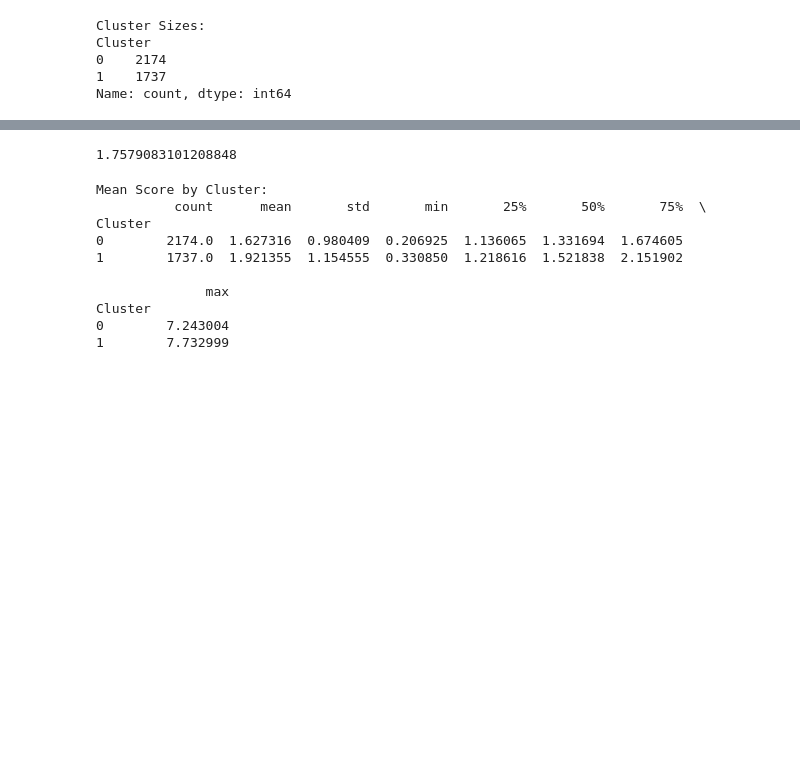
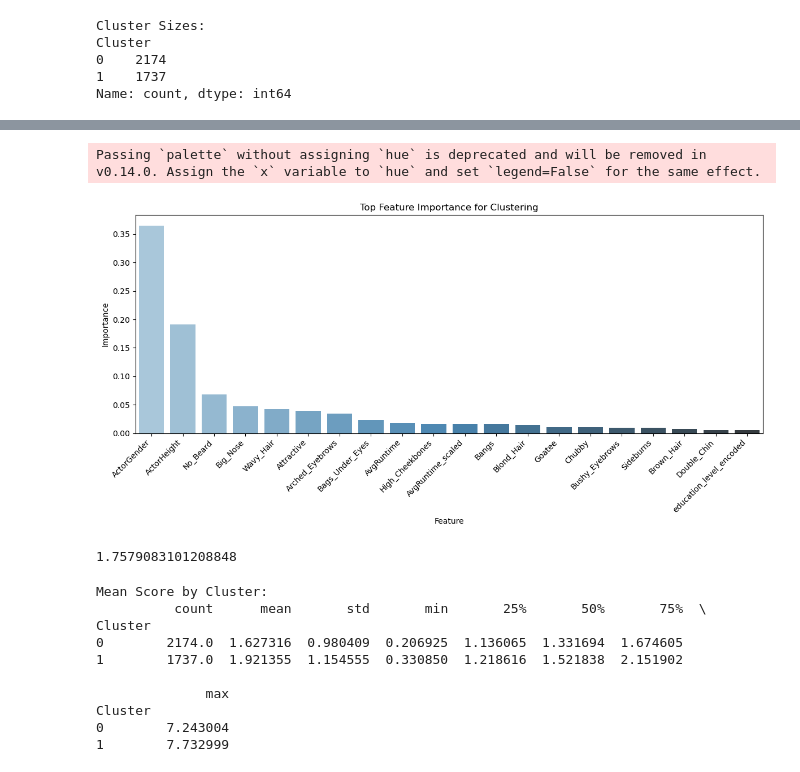
Before and after one commit to epfl-ada/ada-2024-project-arabsdatascientists2024, a Jupyter notebook: hot_encoding_clustering.ipynb, the cells around one changed output, grey strips where cells are left out. Saved outputs shown, nothing was run; the diff lists cells and outputs as text; code cells hidden in the pictures; blank space fills up the shorter version.

```diff
--- a/hot_encoding_clustering.ipynb
+++ b/hot_encoding_clustering.ipynb
@@ -152,3 +194,36 @@ Name: count, dtype: int64
+# %%
+import matplotlib.pyplot as plt
+
+# Assuming 'feature_importance' is a DataFrame with 'Feature' and 'Importance' columns
+# Sort features by importance
+feature_importance = feature_importances.sort_values(by='Importance', ascending=False)
+
+# Select top N features for better visibility
+top_n = 20
+top_features = feature_importance.head(top_n)
+
+# Plot improved feature importance chart
+plt.figure(figsize=(12, 6))  # Adjust figure size
+sns.barplot(
+    x='Feature',
+    y='Importance',
+    data=top_features,
+    palette='Blues_d'
+)
+
+# Improve x-axis labels
+plt.xticks(rotation=45, ha='right', fontsize=10)
+
+# Add title and labels
+plt.title("Top Feature Importance for Clustering")
+plt.xlabel("Feature")
+plt.ylabel("Importance")
+
+plt.tight_layout()  # Adjust layout to prevent cutoff
+plt.show()
+# %% [output]
+Passing `palette` without assigning `hue` is deprecated and will be removed in v0.14.0. Assign the `x` variable to `hue` and set `legend=False` for the same effect.
+[figure, added]
 # %%
 hot_encoded2['Score_PCA_2_scaled'].mean()
 # %% [output]
```
Also changed, not shown: parts of 9 cells of this notebook, 3 other files.
